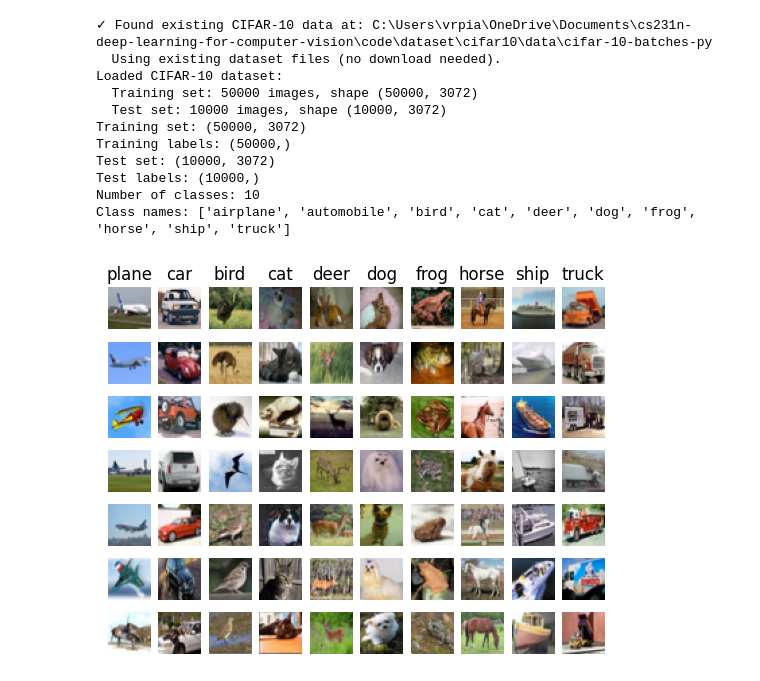
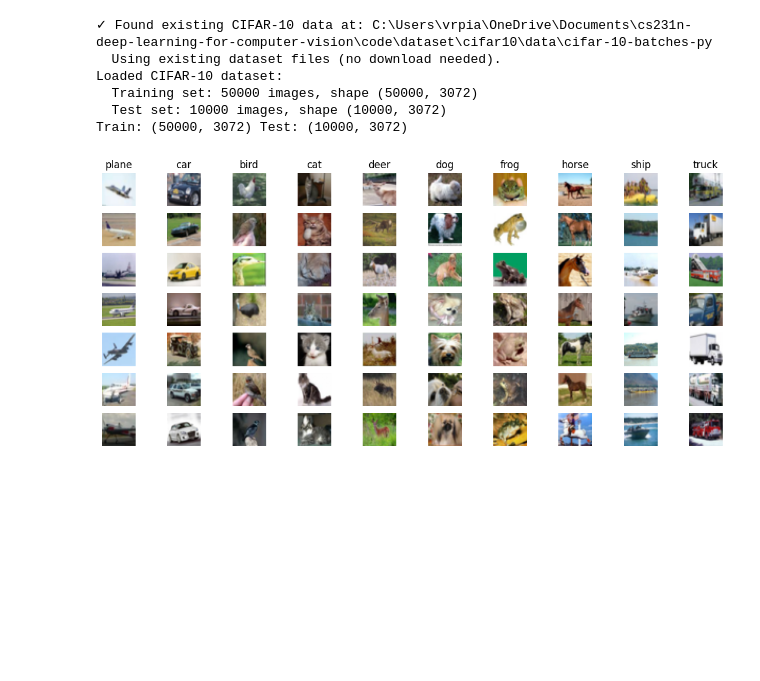
Before and after one commit to vgraman0/cs231n-deep-learning-for-computer-vision, a Jupyter notebook: code/softmax/softmax.ipynb, the cells around one changed output. Drawn from its saved outputs; the diff is of its cells as text; code cells hidden in the pictures; blank space fills up the shorter version.

```diff
--- a/code/softmax/softmax.ipynb
+++ b/code/softmax/softmax.ipynb
@@ -11,58 +17,42 @@ from softmax_loss import softmax_loss
 # %%
+# Load raw CIFAR-10
+X_train, y_train, X_test, y_test = load_cifar10(flatten_images=True, normalize=False)
 
+# Convert from uint8 [0..255] → float32 [0..1]
+X_train = X_train.astype(np.float32) / 255.0
+X_test  = X_test.astype(np.float32) / 255.0
 
-# Load CIFAR-10 data
-# For softmax, we typically use flattened images (each image as a feature vector)
-# and normalize the pixel values to [0, 1]
-X_train, y_train, X_test, y_test = load_cifar10(flatten_images=True, normalize=True)
-
-print(f"Training set: {X_train.shape}")
-print(f"Training labels: {y_train.shape}")
-print(f"Test set: {X_test.shape}")
-print(f"Test labels: {y_test.shape}")
-print(f"Number of classes: {len(CIFAR10_CLASSES)}")
-print(f"Class names: {CIFAR10_CLASSES}")
+print("Train:", X_train.shape, "Test:", X_test.shape)
 # %% [output]
 ✓ Found existing CIFAR-10 data at: C:\Users\vrpia\OneDrive\Documents\cs231n-deep-learning-for-computer-vision\code\dataset\cifar10\data\cifar-10-batches-py
   Using existing dataset files (no download needed).
 Loaded CIFAR-10 dataset:
   Training set: 50000 images, shape (50000, 3072)
   Test set: 10000 images, shape (10000, 3072)
-Training set: (50000, 3072)
-Training labels: (50000,)
-Test set: (10000, 3072)
-Test labels: (10000,)
-Number of classes: 10
-Class names: ['airplane', 'automobile', 'bird', 'cat', 'deer', 'dog', 'frog', 'horse', 'ship', 'truck']
+Train: (50000, 3072) Test: (10000, 3072)
 # %%
-classes = ['plane', 'car', 'bird', 'cat', 'deer', 'dog', 'frog', 'horse', 'ship', 'truck']
+classes = ['plane','car','bird','cat','deer','dog','frog','horse','ship','truck']
 num_classes = len(classes)
 samples_per_class = 7
 
-# Reshape function to convert flattened image (3072,) back to (32, 32, 3)
 def reshape_image(flat_image):
-    """Reshape a flattened CIFAR-10 image (3072,) back to (32, 32, 3)"""
-    # CIFAR-10 stores images as RRR...GGG...BBB (row-major order)
-    # Reshape from (3072,) to (3, 32, 32)
-    image = flat_image.reshape(3, 32, 32)
-    # Transpose to (32, 32, 3) - channels last format
-    image = image.transpose(1, 2, 0)
-    return image
+    img = flat_image.reshape(3,32,32).transpose(1,2,0)
+    return img
+
+plt.figure(figsize=(14,6))
 
 for y, cls in enumerate(classes):
     idxs = np.flatnonzero(y_train == y)
     idxs = np.random.choice(idxs, samples_per_class, replace=False)
     for i, idx in enumerate(idxs):
         plt_idx = i * num_classes + y + 1
         plt.subplot(samples_per_class, num_classes, plt_idx)
-        # Reshape the flattened image and display
-        # Since data is normalized to [0, 1], we need to clip and use proper range
-        image = reshape_image(X_train[idx])
-        plt.imshow(np.clip(image, 0, 1))  # imshow expects [0, 1] for float images
-        plt.axis('off')
+        plt.imshow(reshape_image(X_train[idx]))
+        plt.axis("off")
         if i == 0:
             plt.title(cls)
+
 plt.show()
 # %% [output]
-[figure, old version]
+[figure, new version]
 # %%
```
Also changed, not shown: parts of 13 cells of this notebook, 5 other files.
